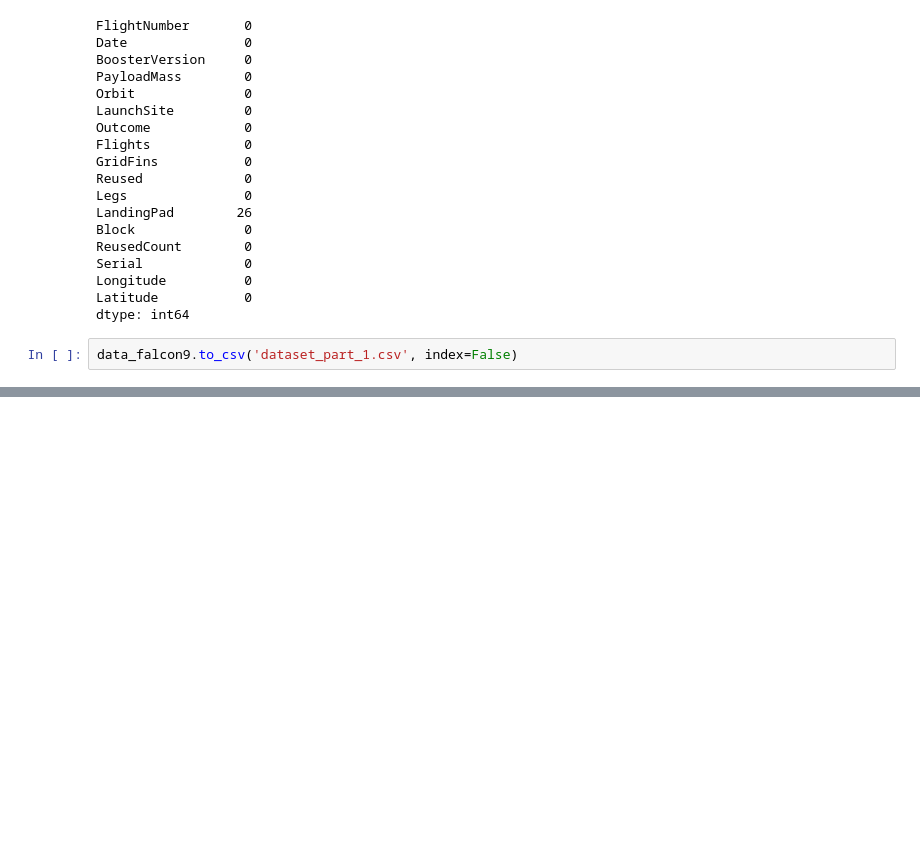
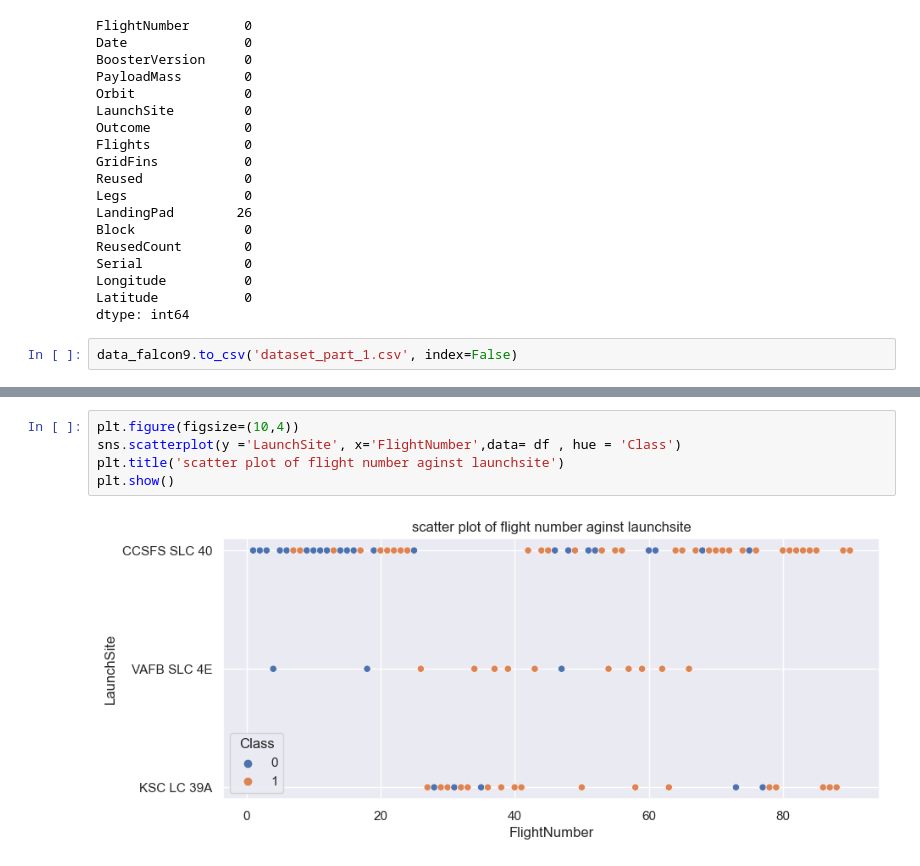
Before and after one commit to Bamwesigye-Calvin-Kiiza/SpaceX-data-science, a Jupyter notebook: space x data science .ipynb, the cells around one changed output, grey strips where cells are left out. Saved outputs shown, nothing was run; the diff lists cells and outputs as text; blank space fills up the shorter version.

```diff
--- a/space x data science .ipynb
+++ b/space x data science .ipynb
@@ -242,0 +456,7 @@ data_falcon9.to_csv('dataset_part_1.csv', index=False)
+# %%
+plt.figure(figsize=(10,4))
+sns.scatterplot(y ='LaunchSite', x='FlightNumber',data= df , hue = 'Class')
+plt.title('scatter plot of flight number aginst launchsite')
+plt.show()
+# %% [output]
+[figure, added]
```
Also changed, not shown: parts of 42 cells of this notebook, 2 other files.
